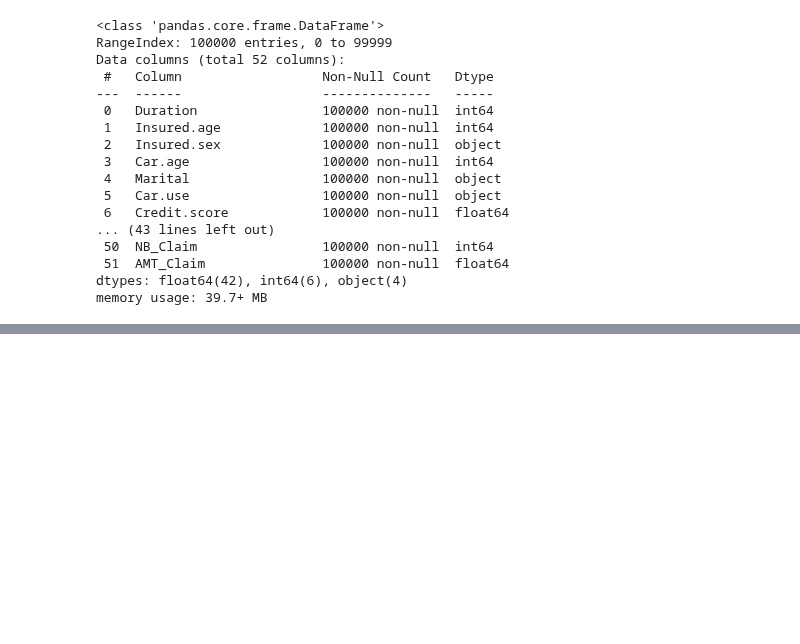
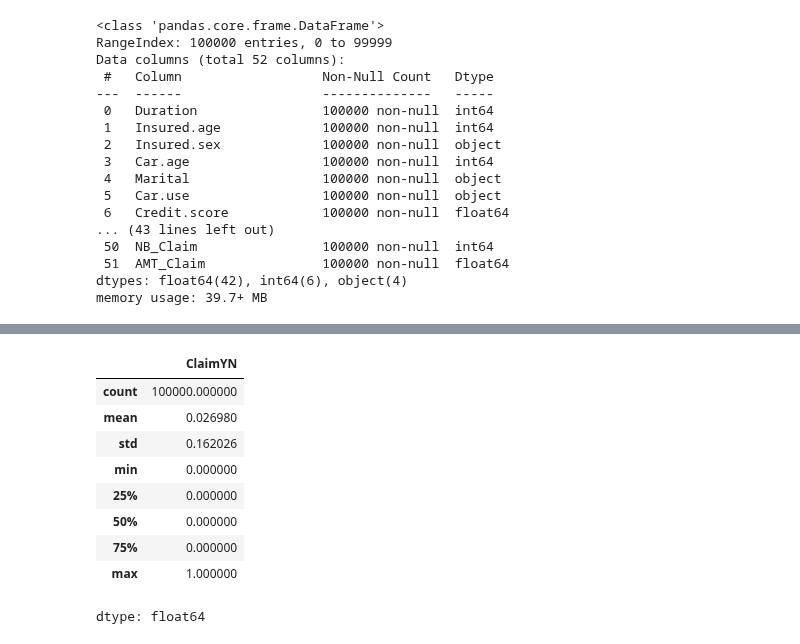
Before and after one commit to fjadidi2001/Insurance, a Jupyter notebook: Insurance_ICCKe.ipynb, the cells around one changed output, grey strips where cells are left out. Drawn from its saved outputs; the diff is of its cells as text; code cells hidden in the pictures; blank space fills up the shorter version.

Commit message:
access cliamyn

```diff
--- a/Insurance_ICCKe.ipynb
+++ b/Insurance_ICCKe.ipynb
@@ -93,0 +104,18 @@ X_scaled = scaler.fit_transform(X)
+# %%
+# Access the 'ClaimYN' column from the DataFrame 'df'
+df['ClaimYN'].describe()  # Use .describe() for distribution statistics
+
+# Or, if you want the ClaimYN Series:
+ClaimYN_series = df['ClaimYN']
+ClaimYN_series.describe()
+# %% [output]
+|  | ClaimYN |
+| count | 100000.000000 |
+| mean | 0.026980 |
+| std | 0.162026 |
+| min | 0.000000 |
+| 25% | 0.000000 |
+| 50% | 0.000000 |
+| 75% | 0.000000 |
+| max | 1.000000 |
+dtype: float64
```
Also changed, not shown: parts of 1 cell of this notebook.
